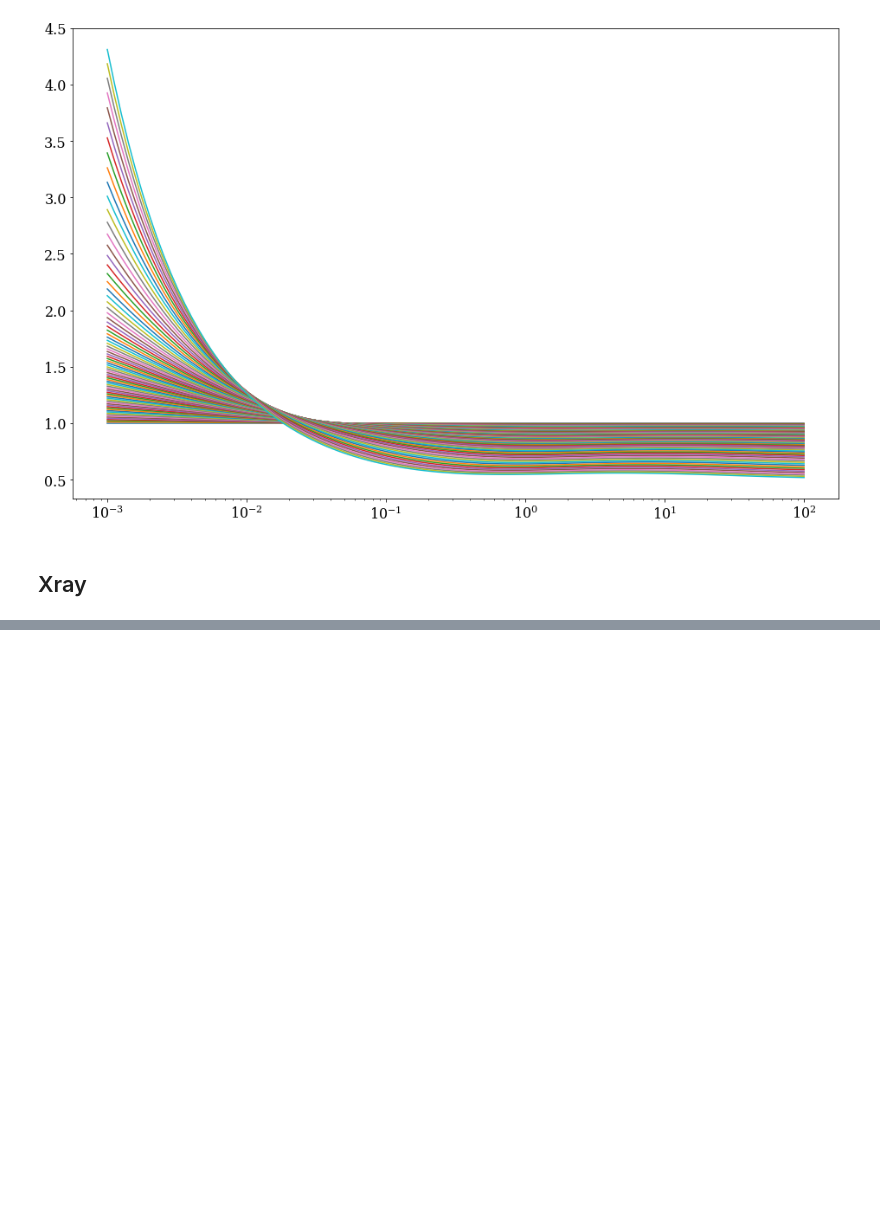
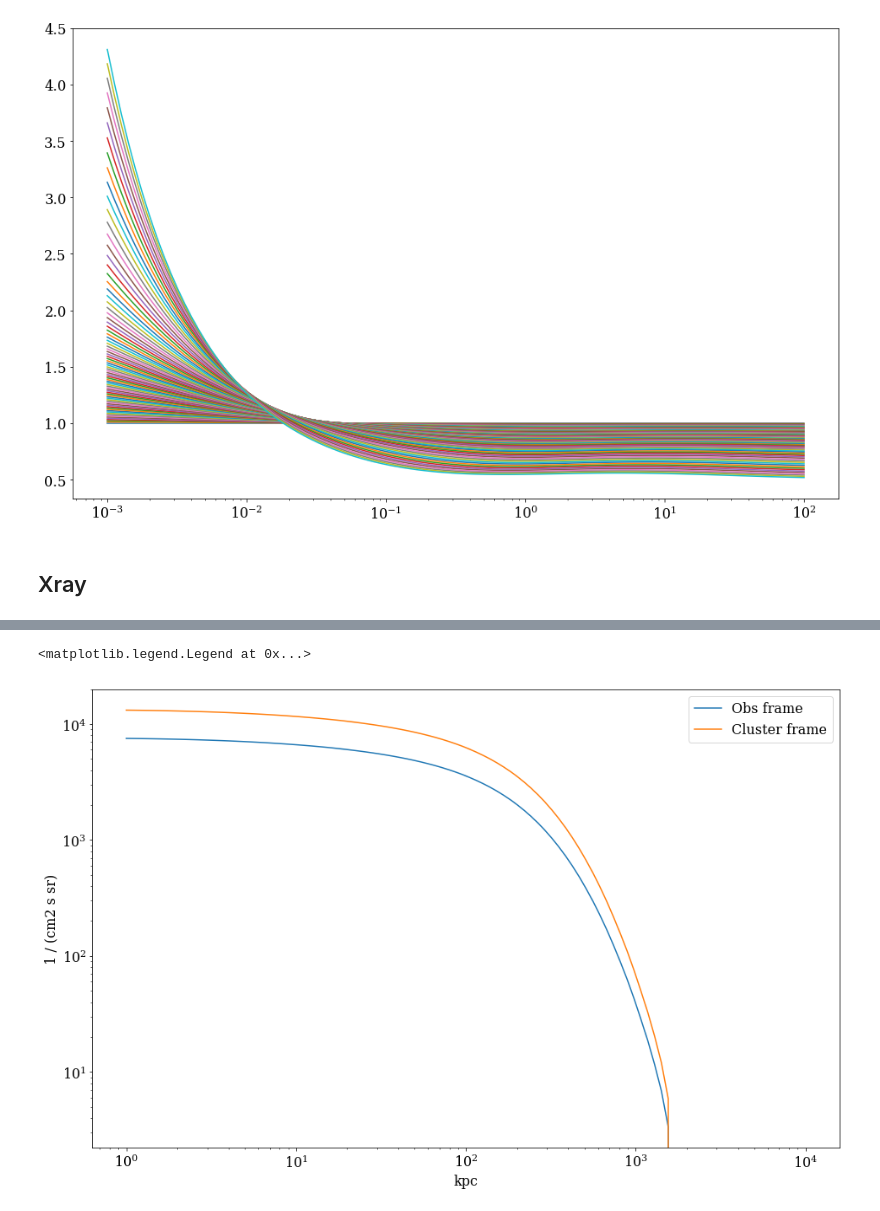
Before and after one commit to renlliang3/ClusterModel, a Jupyter notebook: notebook/model_test_cluster_frame.ipynb, the cells around one changed output, grey strips where cells are left out. Saved outputs shown, nothing was run; the diff lists cells and outputs as text; code cells hidden in the pictures; blank space fills up the shorter version.

```diff
--- a/notebook/model_dev_parameters.ipynb
+++ b/notebook/model_test_cluster_frame.ipynb
@@ -421,0 +427,13 @@ plt.legend()
+# %%
+bid, p1 = clust.get_xray_profile(radius,Rmin_los=None, NR500_los=5.0,output_type='C',Cframe=False)
+bid, p2 = clust.get_xray_profile(radius,Rmin_los=None, NR500_los=5.0,output_type='C',Cframe=True)
+
+plt.figure(1, figsize=(15,10))
+plt.loglog(radius, p1, label='Obs frame')
+plt.loglog(radius, p2, label='Cluster frame')
+plt.xlabel(radius.unit)
+plt.ylabel(p1.unit)
+plt.legend()
+# %% [output]
+<matplotlib.legend.Legend at 0x...>
+[figure, added]
```
Also changed, not shown: parts of 6 cells of this notebook.
